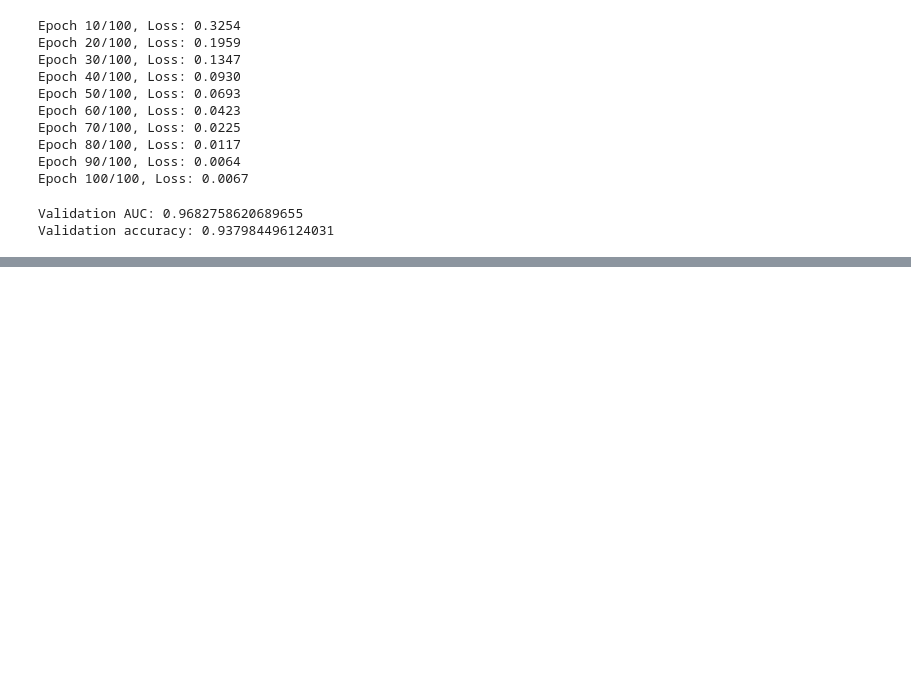
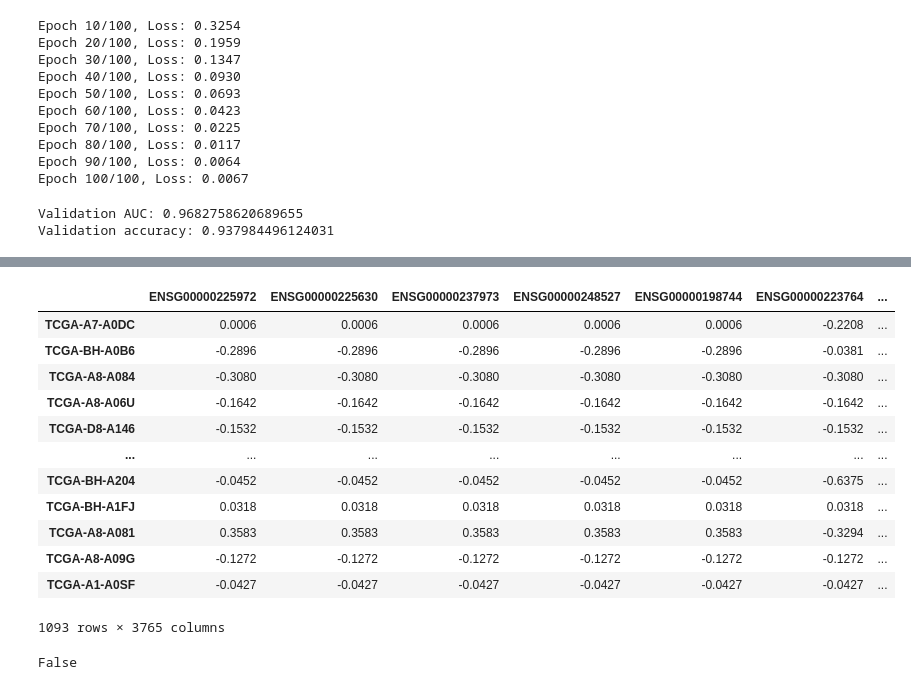
Before and after one commit to das2000sidd/TCGA-BRCA-multiomics-ML, a Jupyter notebook: Notebooks/Fit_DL_models_TCGA_data.ipynb, the cells around one changed output, grey strips where cells are left out. Cells and saved outputs as stored; diff of their text form; code cells hidden in the pictures; blank space fills up the shorter version.

```diff
--- a/Notebooks/Fit_DL_models_TCGA_data.ipynb
+++ b/Notebooks/Fit_DL_models_TCGA_data.ipynb
@@ -5244,0 +5289,2 @@ Validation accuracy: 0.937984496124031
+# %%
+overlap_cnv_exp = exp_data.columns.intersection(cnv_data.index.tolist())
@@ -5244,0 +5302,22 @@ Validation accuracy: 0.937984496124031
+# %%
+cnv_data_overlap = cnv_data.loc[overlap_cnv_exp]
+# %%
+cnv_data_overlap
+# %% [output]
+|  | ENSG00000225972 | ENSG00000225630 | ENSG00000237973 | ENSG00000248527 | ENSG00000198744 | ENSG00000223764 | ... |
+| TCGA-A7-A0DC | 0.0006 | 0.0006 | 0.0006 | 0.0006 | 0.0006 | -0.2208 | ... |
+| TCGA-BH-A0B6 | -0.2896 | -0.2896 | -0.2896 | -0.2896 | -0.2896 | -0.0381 | ... |
+| TCGA-A8-A084 | -0.3080 | -0.3080 | -0.3080 | -0.3080 | -0.3080 | -0.3080 | ... |
+| TCGA-A8-A06U | -0.1642 | -0.1642 | -0.1642 | -0.1642 | -0.1642 | -0.1642 | ... |
+| TCGA-D8-A146 | -0.1532 | -0.1532 | -0.1532 | -0.1532 | -0.1532 | -0.1532 | ... |
+| ... | ... | ... | ... | ... | ... | ... | ... |
+| TCGA-BH-A204 | -0.0452 | -0.0452 | -0.0452 | -0.0452 | -0.0452 | -0.6375 | ... |
+| TCGA-BH-A1FJ | 0.0318 | 0.0318 | 0.0318 | 0.0318 | 0.0318 | 0.0318 | ... |
+| TCGA-A8-A081 | 0.3583 | 0.3583 | 0.3583 | 0.3583 | 0.3583 | -0.3294 | ... |
+| TCGA-A8-A09G | -0.1272 | -0.1272 | -0.1272 | -0.1272 | -0.1272 | -0.1272 | ... |
+| TCGA-A1-A0SF | -0.0427 | -0.0427 | -0.0427 | -0.0427 | -0.0427 | -0.0427 | ... |
+1093 rows × 3765 columns
+# %%
+exp_data_overlap.columns.equals(cnv_data_overlap.index)
+# %% [output]
+False
```
Also changed, not shown: parts of 111 cells of this notebook.
